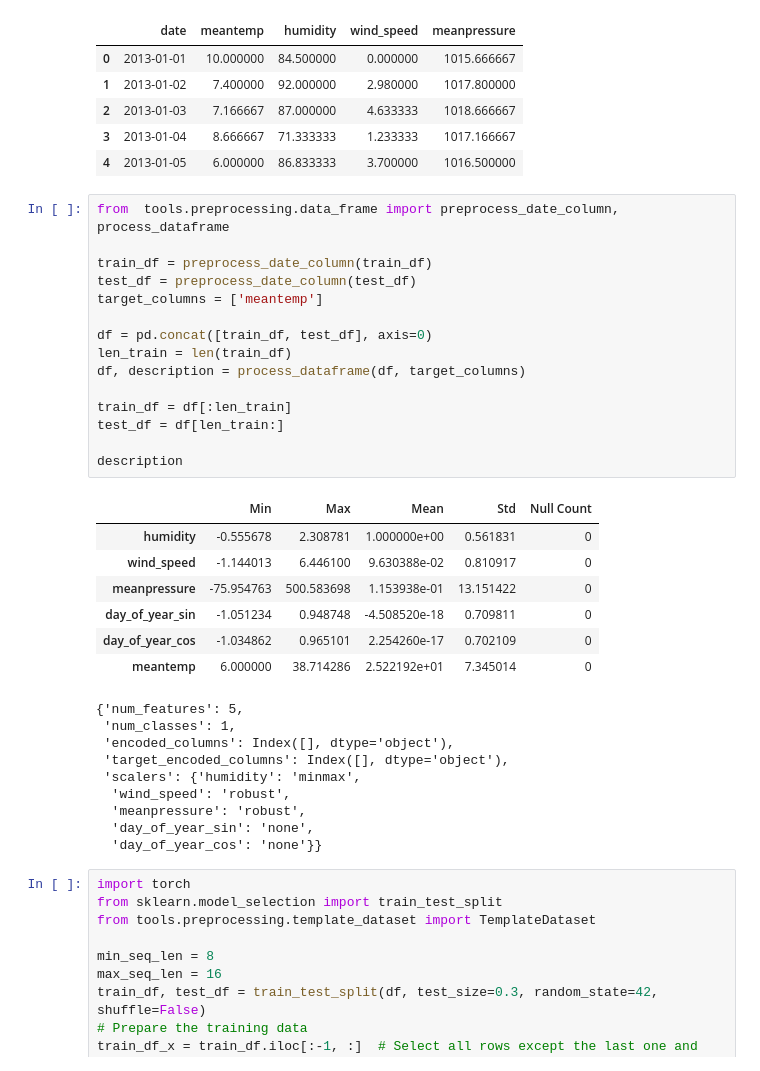
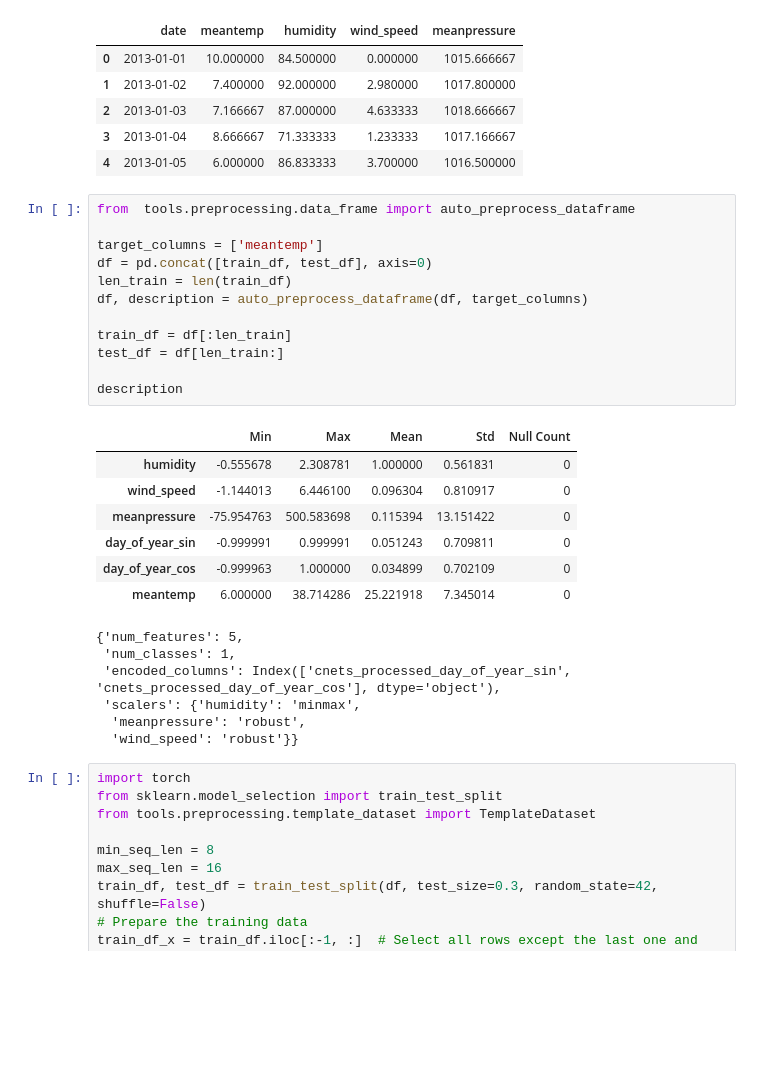
Before and after one commit to ccnets-team/causal-learning, a Jupyter notebook: examples/ccnet_daily_climate_prediction.ipynb, the cells around one changed output. Drawn from its saved outputs; the diff is of its cells as text; blank space fills up the shorter version.

```diff
--- a/examples/ccnet_daily_climate_prediction.ipynb
+++ b/examples/ccnet_daily_climate_prediction.ipynb
@@ -78,37 +78,31 @@ Train set
 | 3 | 2013-01-04 | 8.666667 | 71.333333 | 1.233333 | 1017.166667 |
 | 4 | 2013-01-05 | 6.000000 | 86.833333 | 3.700000 | 1016.500000 |
 # %%
-from  tools.preprocessing.data_frame import preprocess_date_column, process_dataframe
+from  tools.preprocessing.data_frame import auto_preprocess_dataframe
 
-train_df = preprocess_date_column(train_df)
-test_df = preprocess_date_column(test_df)
 target_columns = ['meantemp']
-
 df = pd.concat([train_df, test_df], axis=0)
 len_train = len(train_df)
-df, description = process_dataframe(df, target_columns)
+df, description = auto_preprocess_dataframe(df, target_columns)
 
 train_df = df[:len_train]
 test_df = df[len_train:]
 
 description
 # %% [output]
 |  | Min | Max | Mean | Std | Null Count |
-| humidity | -0.555678 | 2.308781 | 1.000000e+00 | 0.561831 | 0 |
-| wind_speed | -1.144013 | 6.446100 | 9.630388e-02 | 0.810917 | 0 |
-| meanpressure | -75.954763 | 500.583698 | 1.153938e-01 | 13.151422 | 0 |
-| day_of_year_sin | -1.051234 | 0.948748 | -4.508520e-18 | 0.709811 | 0 |
-| day_of_year_cos | -1.034862 | 0.965101 | 2.254260e-17 | 0.702109 | 0 |
-| meantemp | 6.000000 | 38.714286 | 2.522192e+01 | 7.345014 | 0 |
+| humidity | -0.555678 | 2.308781 | 1.000000 | 0.561831 | 0 |
+| wind_speed | -1.144013 | 6.446100 | 0.096304 | 0.810917 | 0 |
+| meanpressure | -75.954763 | 500.583698 | 0.115394 | 13.151422 | 0 |
+| day_of_year_sin | -0.999991 | 0.999991 | 0.051243 | 0.709811 | 0 |
+| day_of_year_cos | -0.999963 | 1.000000 | 0.034899 | 0.702109 | 0 |
+| meantemp | 6.000000 | 38.714286 | 25.221918 | 7.345014 | 0 |
 {'num_features': 5,
  'num_classes': 1,
- 'encoded_columns': Index([], dtype='object'),
- 'target_encoded_columns': Index([], dtype='object'),
+ 'encoded_columns': Index(['cnets_processed_day_of_year_sin', 'cnets_processed_day_of_year_cos'], dtype='object'),
  'scalers': {'humidity': 'minmax',
-  'wind_speed': 'robust',
   'meanpressure': 'robust',
-  'day_of_year_sin': 'none',
-  'day_of_year_cos': 'none'}}
+  'wind_speed': 'robust'}}
 # %%
 import torch
 from sklearn.model_selection import train_test_split
```
Also changed, not shown: parts of 1 cell of this notebook, 4 other files.
